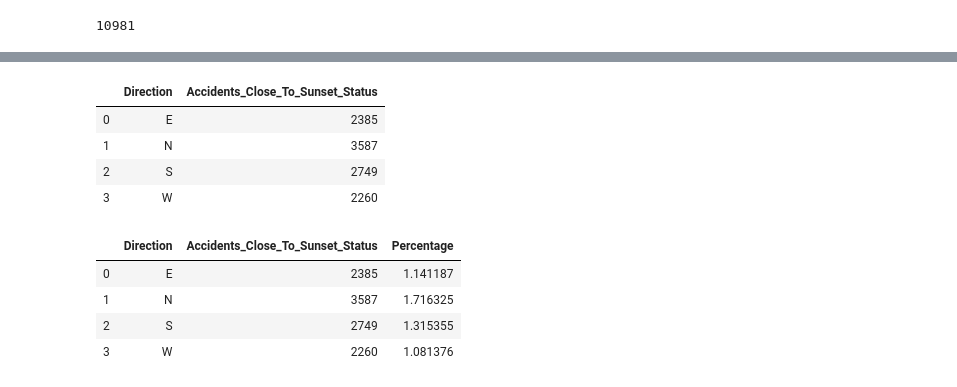
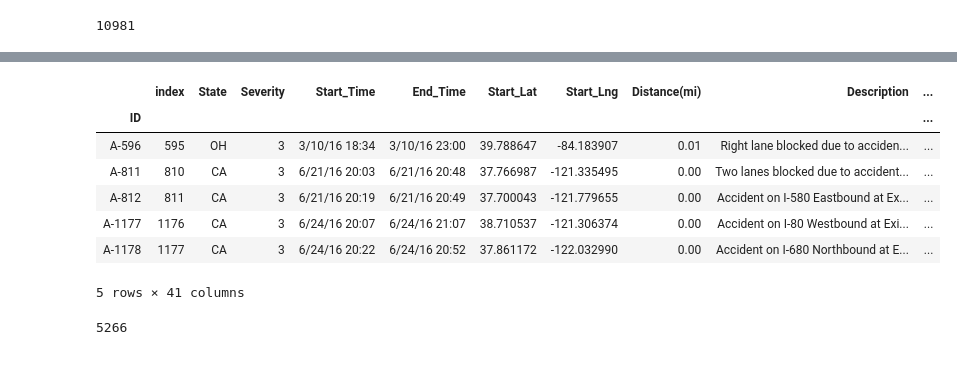
Before and after one commit to arundhatic/Project_1_sunsets, a Jupyter notebook: Arun/Sunset_all_directions.ipynb, the cells around one changed output, grey strips where cells are left out. Drawn from its saved outputs; the diff is of its cells as text; code cells hidden in the pictures.

```diff
--- a/Arun/Sunset_all_directions.ipynb
+++ b/Arun/Sunset_all_directions.ipynb
@@ -416,3 +388,8 @@ See the caveats in the documentation: http://pandas.pydata.org/pandas-docs/stabl
 len(hwy_all_directions_sunset_df)
 # %% [output]
 10981
+# %%
+# filtering the accidents which occurred less than 30 mins earlier than sunset
+m = dt.timedelta(minutes=30)
+hwy_all_directions_sunset_df["Time_Delta_Less_Than_30mins"] = (hwy_all_directions_sunset_df["Time_Delta"] < m)
+hwy_all_directions_sunset_df.head()
@@ -419,22 +405,18 @@ len(hwy_all_directions_sunset_df)
+# %%
+hwy_all_directions_sunset_less_than_30mins_df = hwy_all_directions_sunset_df.loc[hwy_all_directions_sunset_df['Time_Delta_Less_Than_30mins'] == True]
+hwy_all_directions_sunset_less_than_30mins_df.head()
+# %% [output]
+|  | index | State | Severity | Start_Time | End_Time | Start_Lat | Start_Lng | Distance(mi) | Description | ... |
+| ID |  |  |  |  |  |  |  |  |  | ... |
+| A-596 | 595 | OH | 3 | 3/10/16 18:34 | 3/10/16 23:00 | 39.788647 | -84.183907 | 0.01 | Right lane blocked due to acciden... | ... |
+| A-811 | 810 | CA | 3 | 6/21/16 20:03 | 6/21/16 20:48 | 37.766987 | -121.335495 | 0.00 | Two lanes blocked due to accident... | ... |
+| A-812 | 811 | CA | 3 | 6/21/16 20:19 | 6/21/16 20:49 | 37.700043 | -121.779655 | 0.00 | Accident on I-580 Eastbound at Ex... | ... |
+| A-1177 | 1176 | CA | 3 | 6/24/16 20:07 | 6/24/16 21:07 | 38.710537 | -121.306374 | 0.00 | Accident on I-80 Westbound at Exi... | ... |
+| A-1178 | 1177 | CA | 3 | 6/24/16 20:22 | 6/24/16 20:52 | 37.861172 | -122.032990 | 0.00 | Accident on I-680 Northbound at E... | ... |
+5 rows × 41 columns
 # %%
-directionToList = hwy_all_directions_sunset_df['Direction'].tolist()
+print(len(hwy_all_directions_sunset_less_than_30mins_df))
+directionToList = hwy_all_directions_sunset_less_than_30mins_df['Direction'].tolist()
 #print(directionToList)
+# %% [output]
+5266
-# %%
-group_directions_accident_close_sunset = hwy_all_directions_sunset_df.groupby(["Direction"], as_index=False)["Accidents_Close_To_Sunset_Status"].count()
-group_directions_accident_close_sunset.head()
-# %% [output]
-|  | Direction | Accidents_Close_To_Sunset_Status |
-| 0 | E | 2385 |
-| 1 | N | 3587 |
-| 2 | S | 2749 |
-| 3 | W | 2260 |
-# %%
-# add a percentage column for accidents close to sunset for each direction
-group_directions_accident_close_sunset['Percentage'] = group_directions_accident_close_sunset.Accidents_Close_To_Sunset_Status/len(hwy_sunset_df) * 100
-group_directions_accident_close_sunset.head()
-# %% [output]
-|  | Direction | Accidents_Close_To_Sunset_Status | Percentage |
-| 0 | E | 2385 | 1.141187 |
-| 1 | N | 3587 | 1.716325 |
-| 2 | S | 2749 | 1.315355 |
-| 3 | W | 2260 | 1.081376 |
```
Also changed, not shown: parts of 10 cells of this notebook.
